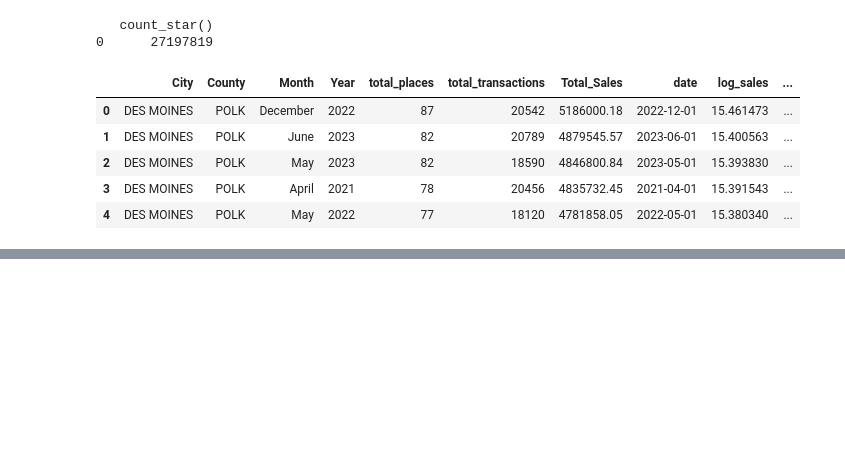
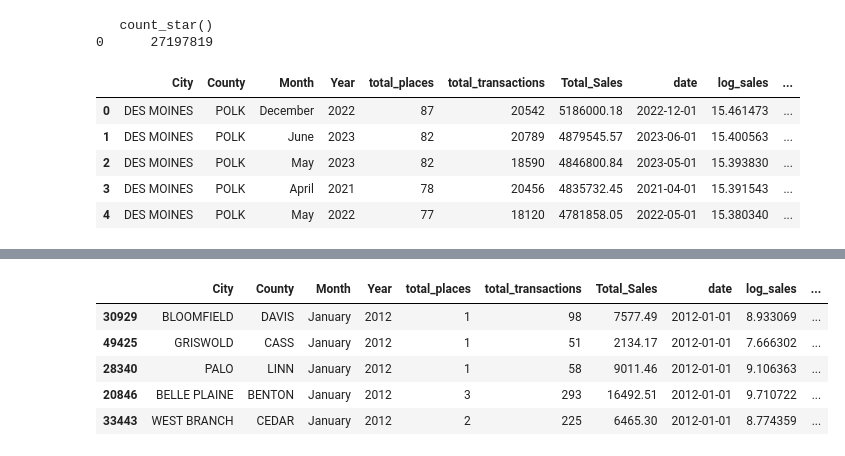
Before and after one commit to shoshanamiriamlevin-glitch/Iowa-liquor-sale-analysis-by-yaakovlevin, a Jupyter notebook: iwoa-liquaor-mixlm-by-yaakov-levin.ipynb, the cells around one changed output, grey strips where cells are left out. Saved outputs shown, nothing was run; the diff lists cells and outputs as text; code cells hidden in the pictures; blank space fills up the shorter version.

```diff
--- a/iwoa-liquaor-mixlm-by-yaakov-levin.ipynb
+++ b/iwoa-liquaor-mixlm-by-yaakov-levin.ipynb
@@ -1020,0 +1078,9 @@ Model Comparison Table:
+# %%
+df.head()
+# %% [output]
+|  | City | County | Month | Year | total_places | total_transactions | Total_Sales | date | log_sales | ... |
+| 30929 | BLOOMFIELD | DAVIS | January | 2012 | 1 | 98 | 7577.49 | 2012-01-01 | 8.933069 | ... |
+| 49425 | GRISWOLD | CASS | January | 2012 | 1 | 51 | 2134.17 | 2012-01-01 | 7.666302 | ... |
+| 28340 | PALO | LINN | January | 2012 | 1 | 58 | 9011.46 | 2012-01-01 | 9.106363 | ... |
+| 20846 | BELLE PLAINE | BENTON | January | 2012 | 3 | 293 | 16492.51 | 2012-01-01 | 9.710722 | ... |
+| 33443 | WEST BRANCH | CEDAR | January | 2012 | 2 | 225 | 6465.30 | 2012-01-01 | 8.774359 | ... |
```
Also changed, not shown: parts of 28 cells of this notebook.
